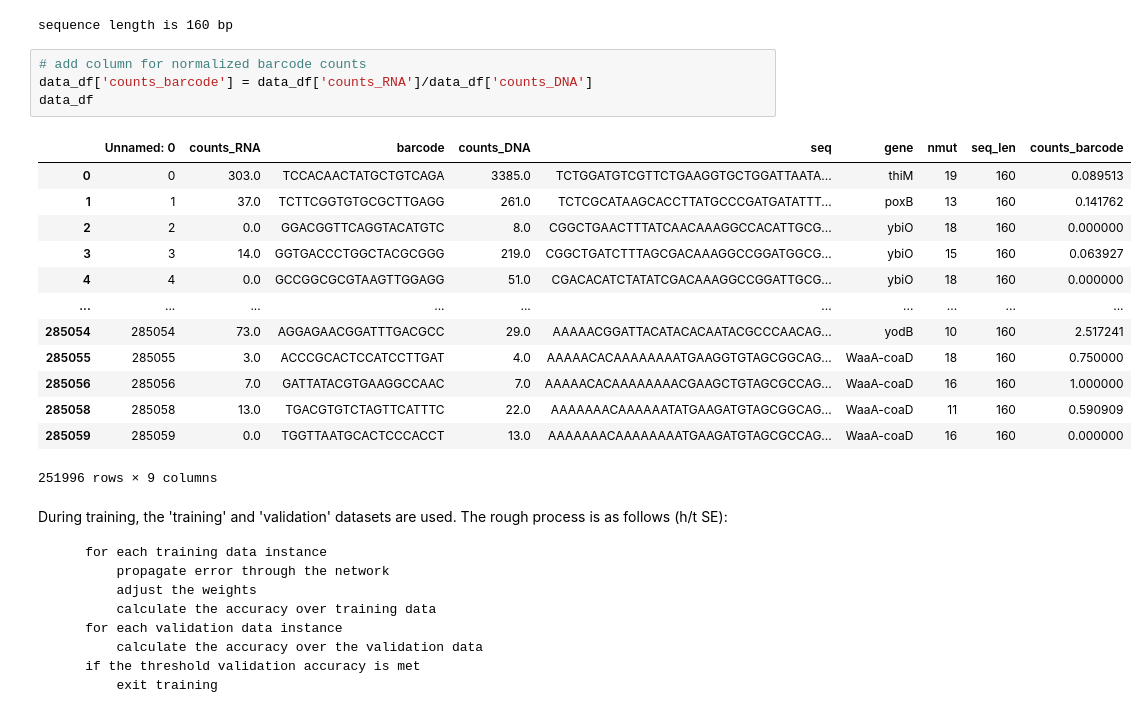
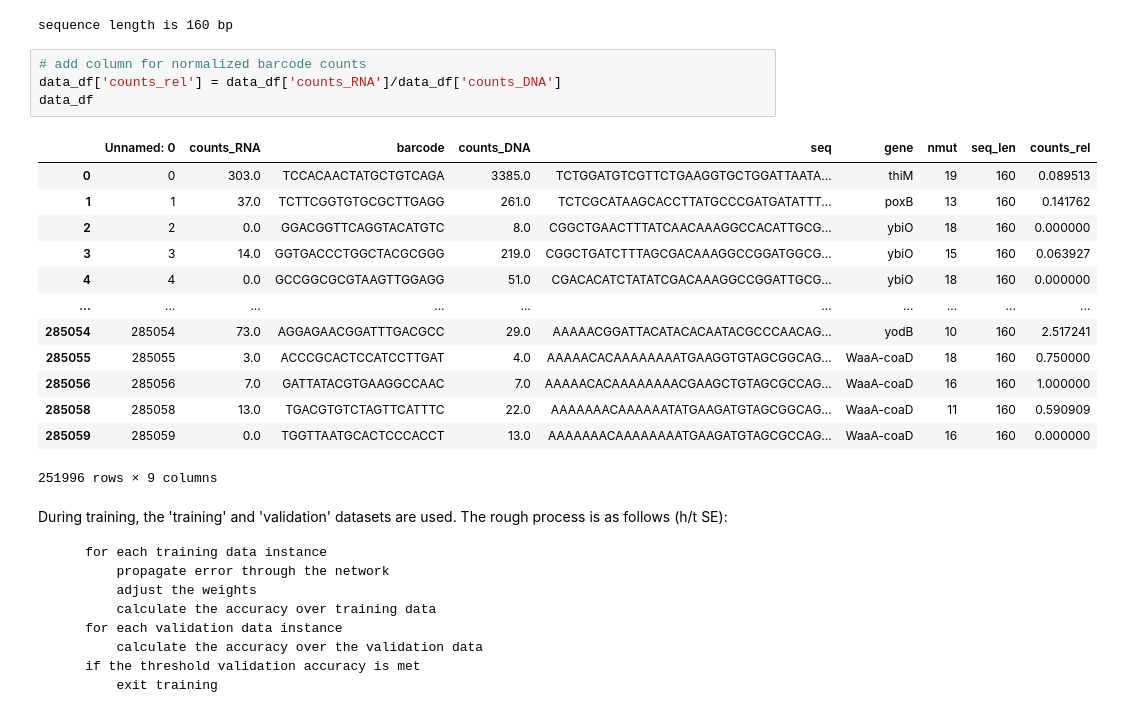
Before and after one commit to RPGroup-PBoC/regseq_analysis, a Jupyter notebook: kian.ipynb, the cells around one changed output. Cells and saved outputs as stored; diff of their text form.

```diff
--- a/kian.ipynb
+++ b/kian.ipynb
@@ -37,10 +44,10 @@ for i in data_df.loc[:,'seq_len']:
 sequence length is 160 bp
 # %%
 # add column for normalized barcode counts
-data_df['counts_barcode'] = data_df['counts_RNA']/data_df['counts_DNA']
+data_df['counts_rel'] = data_df['counts_RNA']/data_df['counts_DNA']
 data_df
 # %% [output]
-|  | Unnamed: 0 | counts_RNA | barcode | counts_DNA | seq | gene | nmut | seq_len | counts_barcode |
+|  | Unnamed: 0 | counts_RNA | barcode | counts_DNA | seq | gene | nmut | seq_len | counts_rel |
 | 0 | 0 | 303.0 | TCCACAACTATGCTGTCAGA | 3385.0 | TCTGGATGTCGTTCTGAAGGTGCTGGATTAATA... | thiM | 19 | 160 | 0.089513 |
 | 1 | 1 | 37.0 | TCTTCGGTGTGCGCTTGAGG | 261.0 | TCTCGCATAAGCACCTTATGCCCGATGATATTT... | poxB | 13 | 160 | 0.141762 |
 | 2 | 2 | 0.0 | GGACGGTTCAGGTACATGTC | 8.0 | CGGCTGAACTTTATCAACAAAGGCCACATTGCG... | ybiO | 18 | 160 | 0.000000 |
```
Also changed, not shown: parts of 12 cells of this notebook, 20 other files.
